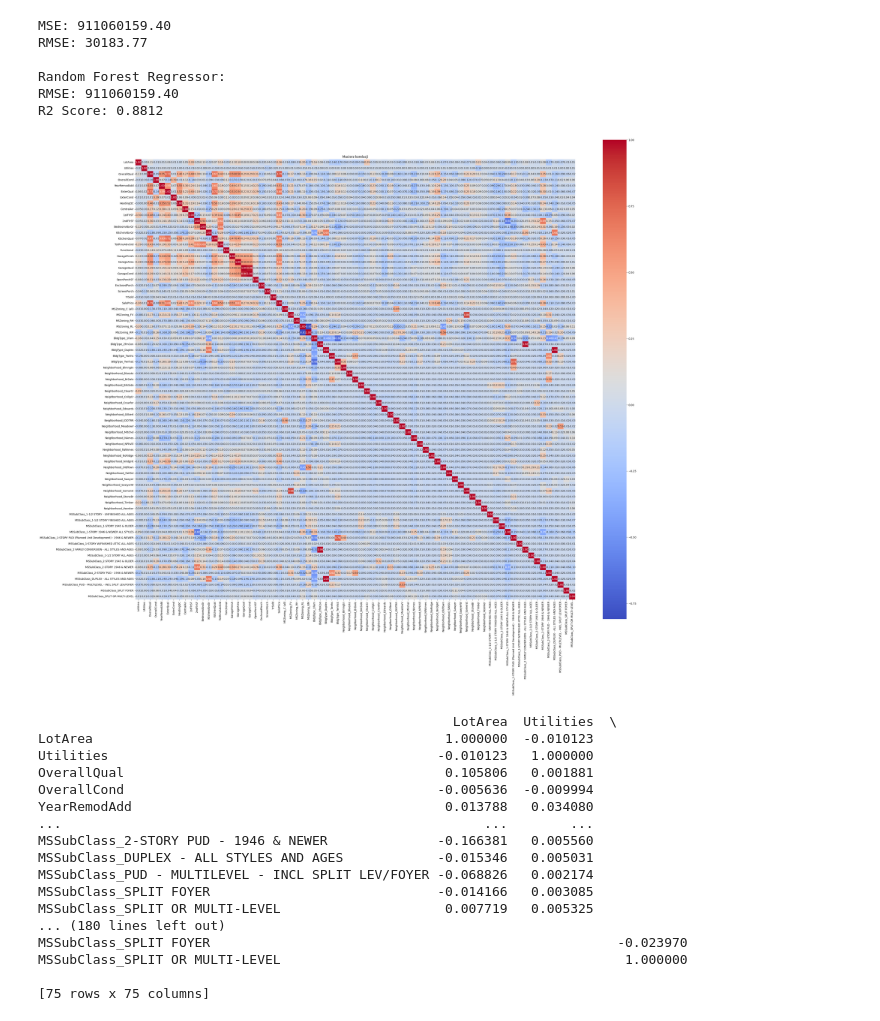
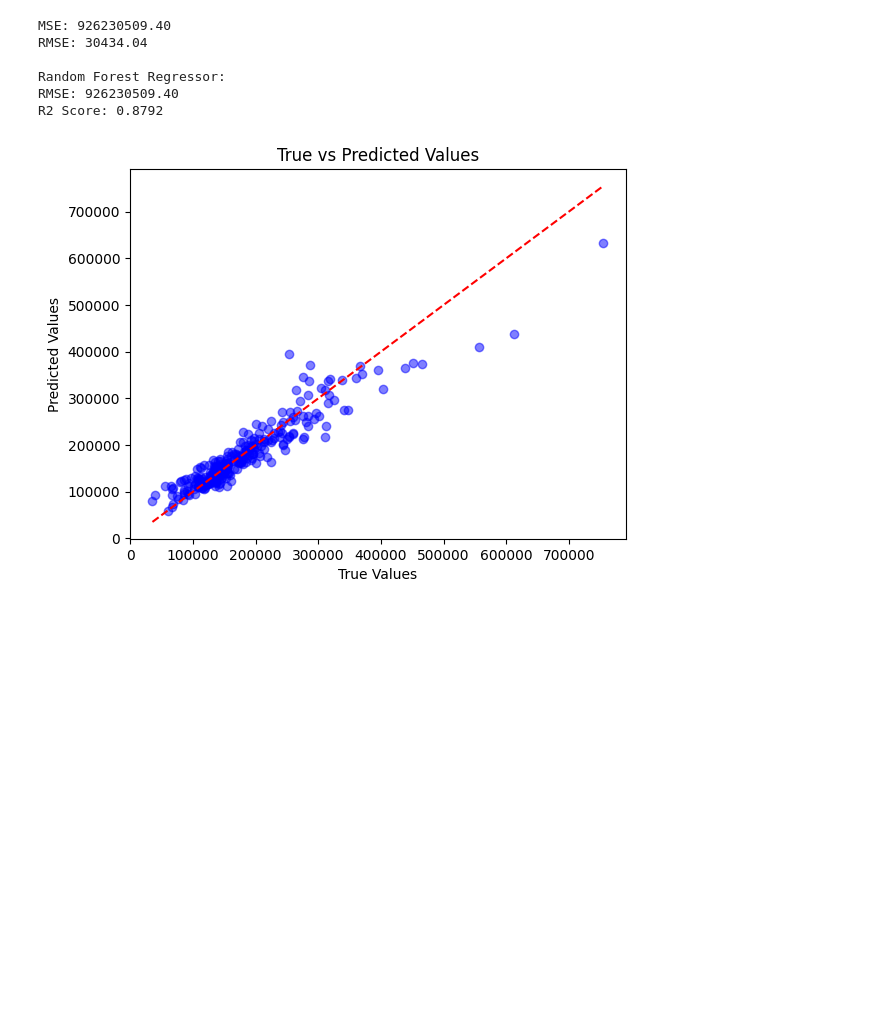
Before and after one commit to Zboro02/house-prices-prediction, a Jupyter notebook: moje.ipynb, the cells around one changed output. Cells and saved outputs as stored; diff of their text form; code cells hidden in the pictures; blank space fills up the shorter version.

```diff
--- a/moje.ipynb
+++ b/moje.ipynb
@@ -93,7 +93,7 @@ y = train_df['SalePrice']
 
 X_train, X_test, y_train, y_test = train_test_split(X, y, test_size=0.2, random_state=42)
 
-rf_model = RandomForestRegressor(n_estimators=150, random_state=42)
+rf_model = RandomForestRegressor(n_estimators=5000, random_state=42)
 rf_model.fit(X_train, y_train)
 y_pred_rf = rf_model.predict(X_test)
 
@@ -108,37 +108,18 @@ print("\nRandom Forest Regressor:")
 print(f"RMSE: {mean_squared_error(y_test, y_pred_rf):.2f}")
 print(f"R2 Score: {r2_score(y_test, y_pred_rf):.4f}")
 # %% [output]
-MSE: 911060159.40
-RMSE: 30183.77
+MSE: 926230509.40
+RMSE: 30434.04
 
 Random Forest Regressor:
-RMSE: 911060159.40
-R2 Score: 0.8812
+RMSE: 926230509.40
+R2 Score: 0.8792
-# %%
-corr_matrix = train_df.corr()
-
-plt.figure(figsize=(35, 35))
-sns.heatmap(corr_matrix, annot=True, fmt=".2f", cmap='coolwarm', square=True, cbar_kws={"shrink": .8})
-plt.title('Macierz korelacji')
-plt.tight_layout()
-plt.show()
-print(corr_matrix)
-# %% [output]
-[figure, removed]
-                                                     LotArea  Utilities  \
-LotArea                                             1.000000  -0.010123
-Utilities                                          -0.010123   1.000000
-OverallQual                                         0.105806   0.001881
-OverallCond                                        -0.005636  -0.009994
-YearRemodAdd                                        0.013788   0.034080
-...                                                      ...        ...
-MSSubClass_2-STORY PUD - 1946 & NEWER              -0.166381   0.005560
-MSSubClass_DUPLEX - ALL STYLES AND AGES            -0.015346   0.005031
-MSSubClass_PUD - MULTILEVEL - INCL SPLIT LEV/FOYER -0.068826   0.002174
-MSSubClass_SPLIT FOYER                             -0.014166   0.003085
-MSSubClass_SPLIT OR MULTI-LEVEL                     0.007719   0.005325
-... (180 lines left out)
-MSSubClass_SPLIT FOYER                                                    -0.023970
-MSSubClass_SPLIT OR MULTI-LEVEL                                            1.000000
-
-[75 rows x 75 columns]
+# %%
+plt.scatter(y_test, y_pred_rf, color='blue', alpha=0.5)
+plt.plot([min(y_test), max(y_test)], [min(y_test), max(y_test)], color='red', linestyle='--')
+plt.xlabel("True Values")
+plt.ylabel("Predicted Values")
+plt.title("True vs Predicted Values")
+plt.show()
+# %% [output]
+[figure, added]
```
Also changed, not shown: 6 other files.
